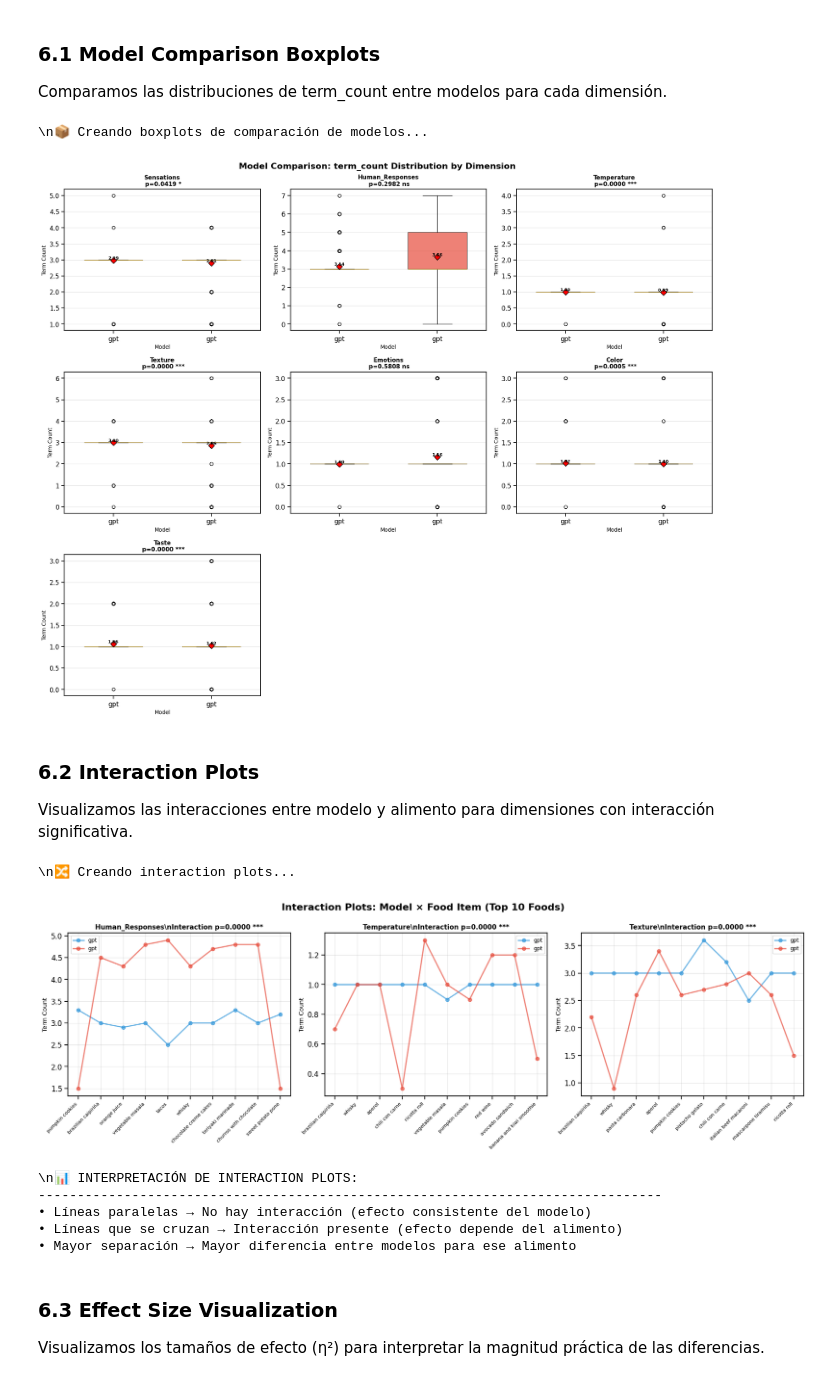
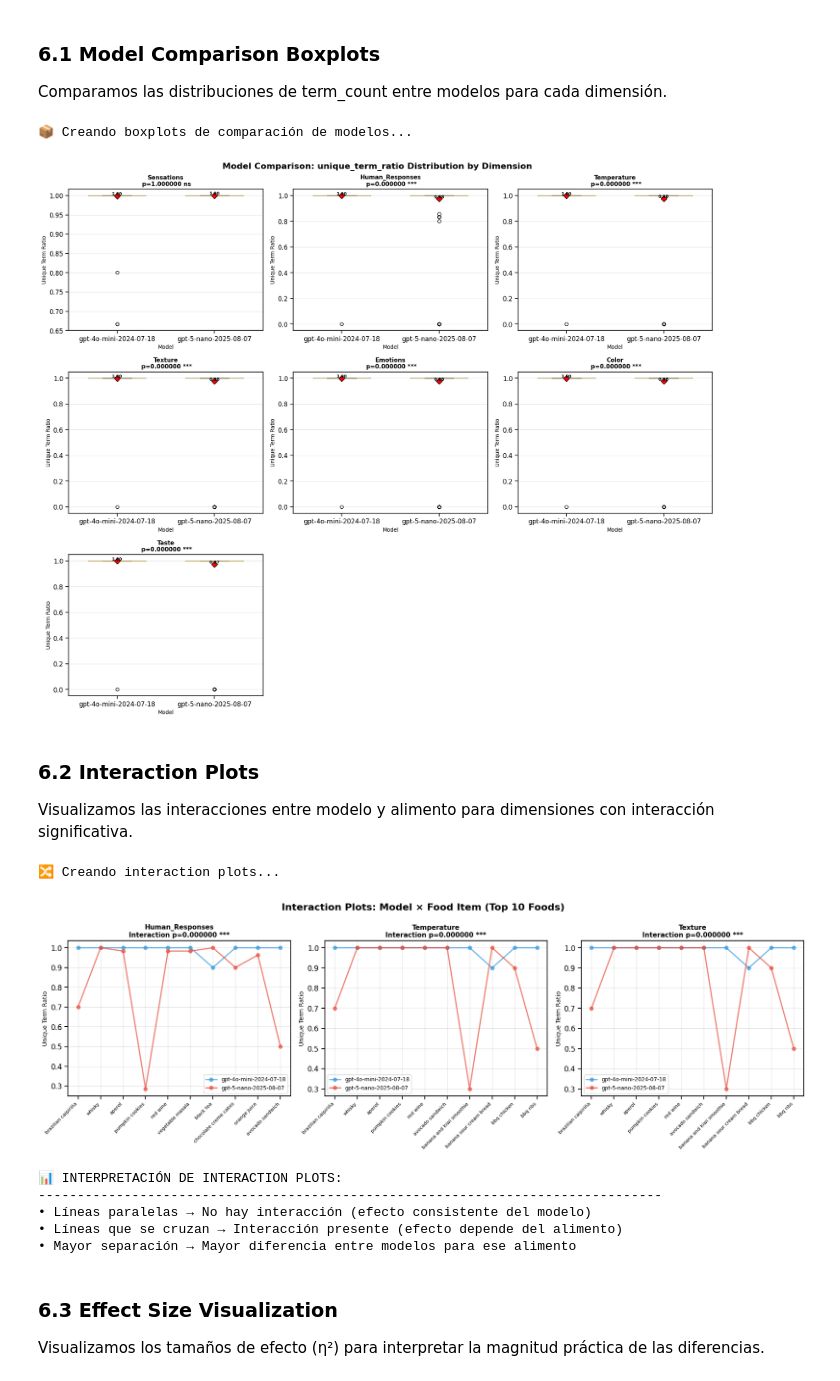
Before and after one commit to audioreprompt-org/audio_reprompt, a Jupyter notebook: models/notebooks/two_way_anova_model_comparison.ipynb, the cells around one changed output. Saved outputs shown, nothing was run; the diff lists cells and outputs as text; code cells hidden in the pictures.

```diff
--- a/models/notebooks/two_way_anova_model_comparison.ipynb
+++ b/models/notebooks/two_way_anova_model_comparison.ipynb
@@ -411,7 +414,7 @@ def perform_two_way_anova(data: pd.DataFrame,
 
     Args:
         data: DataFrame con variables transformadas
-        dependent_var: Nombre de la variable dependiente (ej: 'term_count')
+        dependent_var: Nombre de la variable dependiente (ej: 'unique_term_ratio')
         dimension_name: Nombre de la dimensión analizada
 
     Returns:
@@ -488,7 +491,7 @@ def perform_two_way_anova(data: pd.DataFrame,
 
 def analyze_dimension_complete(df: pd.DataFrame,
                                dimension: str,
-                               feature: str = 'term_count') -> Dict[str, Any]:
+                               feature: str = 'unique_term_ratio') -> Dict[str, Any]:
     """
     Análisis completo de una dimensión: transformación + ANOVA
 
@@ -518,7 +521,7 @@ def analyze_dimension_complete(df: pd.DataFrame,
         print(f"\n🎯 EFFECT SIZES (η²):")
         for effect, eta_sq in anova_results['effect_sizes'].items():
             interpretation = 'pequeño' if eta_sq < 0.06 else ('mediano' if eta_sq < 0.14 else 'grande')
-            print(f"   {effect}: {eta_sq:.4f} ({interpretation})")
+            print(f"   {effect}: {eta_sq:.6f} ({interpretation})")
 
     return {
         'dimension': dimension,
@@ -572,7 +575,7 @@ print("="*70)
 
 for dimension in DIMENSIONS:
     try:
-        results = analyze_dimension_complete(df, dimension, feature='term_count')
+        results = analyze_dimension_complete(df, dimension, feature='unique_term_ratio')
         all_results[dimension] = results
         print(f"\n✅ {dimension}: Completado")
     except Exception as e:
@@ -928,7 +931,7 @@ plot_summary_heatmaps(summary_table)
 
 Comparamos las distribuciones de term_count entre modelos para cada dimensión.
 # %%
-def plot_model_comparison_boxplots(all_results: Dict, feature: str = 'term_count') -> None:
+def plot_model_comparison_boxplots(all_results: Dict, feature: str = 'unique_term_ratio') -> None:
     """
     Crea boxplots comparando modelos para cada dimensión
 
@@ -985,7 +988,7 @@ def plot_model_comparison_boxplots(all_results: Dict, feature: str = 'term_count
                         positions=positions,
                         widths=0.6,
                         patch_artist=True,
-                        labels=[m.split('-')[0] for m in models],
+                        labels=[m for m in models],
                         showfliers=True)
 
         # Colorear boxes
@@ -1000,7 +1003,7 @@ def plot_model_comparison_boxplots(all_results: Dict, feature: str = 'term_count
             if 'C(model_used)' in anova_table.index:
                 p_val = anova_table.loc['C(model_used)', 'PR(>F)']
                 sig = '***' if p_val < 0.001 else ('**' if p_val < 0.01 else ('*' if p_val < 0.05 else 'ns'))
-                ax.set_title(f'{dimension.title()}\n p={p_val:.4f} {sig}',
+                ax.set_title(f'{dimension.title()}\n p={p_val:.6f} {sig}',
                             fontsize=11, fontweight='bold')
             else:
                 ax.set_title(dimension.title(), fontsize=11)
@@ -1028,11 +1031,11 @@ def plot_model_comparison_boxplots(all_results: Dict, feature: str = 'term_count
     plt.show()
 
 # Crear boxplots
-print("\\n📦 Creando boxplots de comparación de modelos...")
-plot_model_comparison_boxplots(all_results, feature='term_count')
+print("\n📦 Creando boxplots de comparación de modelos...")
+plot_model_comparison_boxplots(all_results, feature='unique_term_ratio')
 # %% [output]
-\n📦 Creando boxplots de comparación de modelos...
+📦 Creando boxplots de comparación de modelos...
-[figure, old version]
+[figure, new version]
 # %% [markdown]
 ### 6.2 Interaction Plots
 
@@ -1040,7 +1043,7 @@ Visualizamos las interacciones entre modelo y alimento para dimensiones con inte
 # %%
 def plot_interaction_analysis(all_results: Dict,
                              summary_table: pd.DataFrame,
-                             feature: str = 'term_count',
+                             feature: str = 'unique_term_ratio',
                              top_foods: int = 10) -> None:
     """
     Crea interaction plots para dimensiones con interacción significativa
@@ -1058,7 +1061,7 @@ def plot_interaction_analysis(all_results: Dict,
         print("⚠️  No hay interacciones significativas para visualizar")
         # Mostrar dimensión con mayor F-statistic de interacción
         max_interaction = summary_table.loc[summary_table['Interaction_F'].idxmax()]
-        print(f"\\n💡 Mostrando dimensión con mayor F de interacción: {max_interaction['Dimension']}")
+        print(f"\n💡 Mostrando dimensión con mayor F de interacción: {max_interaction['Dimension']}")
         sig_interactions = summary_table[summary_table['Dimension'] == max_interaction['Dimension']]
 
     n_dims = len(sig_interactions)
@@ -1078,7 +1081,7 @@ def plot_interaction_analysis(all_results: Dict,
         ax = axes[idx]
 
         if dimension not in all_results or all_results[dimension] is None:
-            ax.text(0.5, 0.5, f'No data\\n{dimension}',
+            ax.text(0.5, 0.5, f'No data\n{dimension}',
                    ha='center', va='center', transform=ax.transAxes)
             continue
 
@@ -1103,41 +1106,41 @@ def plot_interaction_analysis(all_results: Dict,
 
         # Crear interaction plot
         for model in plot_data['model_used'].unique():
             model_data = plot_data[plot_data['model_used'] == model]
             model_data = model_data.sort_values('food_item')
 
             color = '#3498db' if 'gpt-4o' in model else '#e74c3c'
-            label = model.split('-')[0]
+            label = model#.split('-')[0]
 
             ax.plot(range(len(model_data)), model_data[feature].values,
                    marker='o', linewidth=2, markersize=6,
                    label=label, color=color, alpha=0.7)
 
         ax.set_xticks(range(len(top_food_names)))
         ax.set_xticklabels(top_food_names, rotation=45, ha='right', fontsize=8)
         ax.set_ylabel(feature.replace('_', ' ').title(), fontsize=10)
-        ax.set_title(f'{dimension.title()}\\nInteraction p={row["Interaction_p"]:.4f} {row["Interaction_sig"]}',
+        ax.set_title(f'{dimension.title()}\nInteraction p={row["Interaction_p"]:.6f} {row["Interaction_sig"]}',
                     fontsize=11, fontweight='bold')
         ax.legend(loc='best', fontsize=9)
         ax.grid(alpha=0.3)
 
     plt.tight_layout()
     plt.show()
 
     # Imprimir interpretación
-    print("\\n📊 INTERPRETACIÓN DE INTERACTION PLOTS:")
+    print("\n📊 INTERPRETACIÓN DE INTERACTION PLOTS:")
     print("-" * 80)
     print("• Líneas paralelas → No hay interacción (efecto consistente del modelo)")
     print("• Líneas que se cruzan → Interacción presente (efecto depende del alimento)")
     print("• Mayor separación → Mayor diferencia entre modelos para ese alimento")
 
 # Crear interaction plots
-print("\\n🔀 Creando interaction plots...")
-plot_interaction_analysis(all_results, summary_table, feature='term_count', top_foods=10)
+print("\n🔀 Creando interaction plots...")
+plot_interaction_analysis(all_results, summary_table, feature='unique_term_ratio', top_foods=10)
 # %% [output]
-\n🔀 Creando interaction plots...
+🔀 Creando interaction plots...
-[figure, old version]
+[figure, new version]
-\n📊 INTERPRETACIÓN DE INTERACTION PLOTS:
+📊 INTERPRETACIÓN DE INTERACTION PLOTS:
 --------------------------------------------------------------------------------
 • Líneas paralelas → No hay interacción (efecto consistente del modelo)
 • Líneas que se cruzan → Interacción presente (efecto depende del alimento)
```
Also changed, not shown: parts of 10 cells of this notebook.
